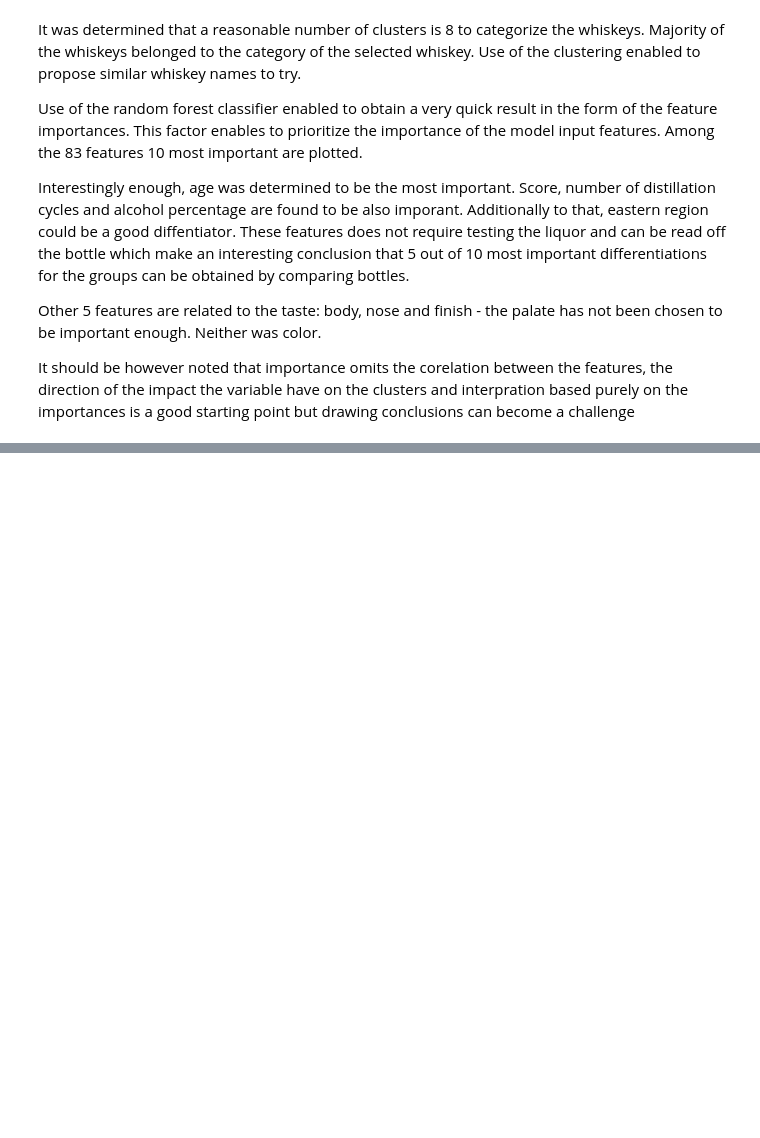
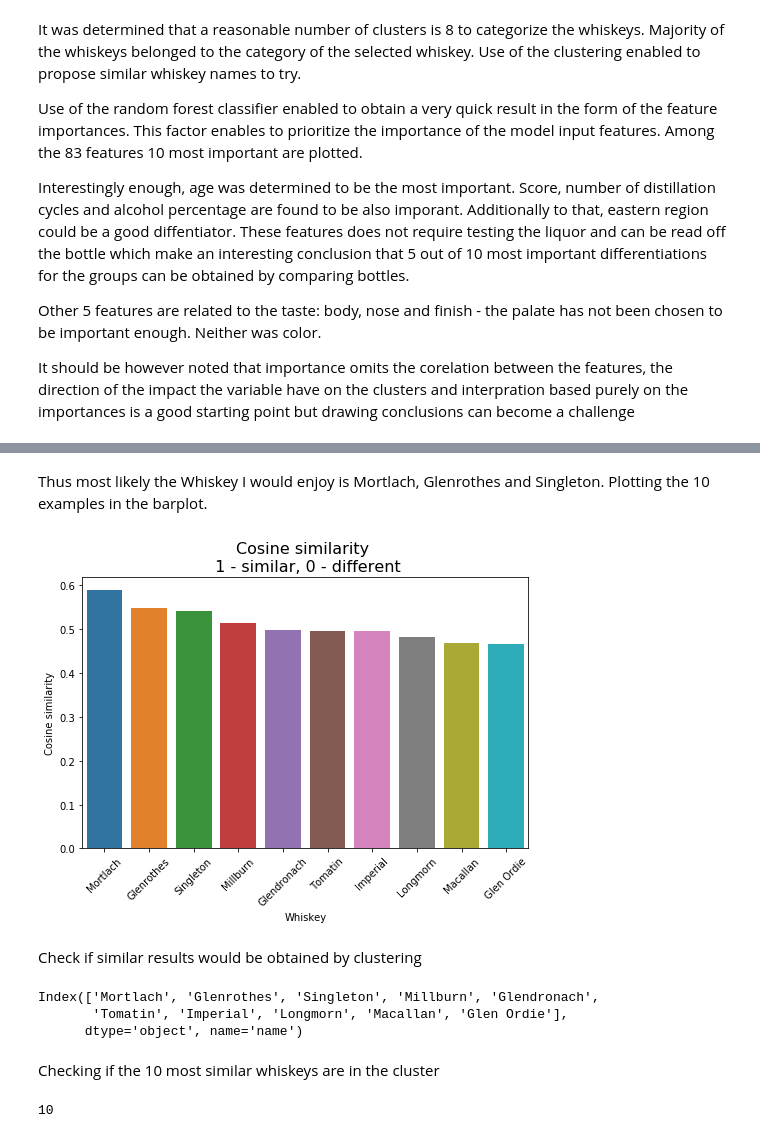
Before and after one commit to Michal-Mat/Scotch-Whiskey, a Jupyter notebook: Scotch-Whiskey.ipynb, the cells around one changed output, grey strips where cells are left out. Cells and saved outputs as stored; diff of their text form; code cells hidden in the pictures; blank space fills up the shorter version.

Commit message:
Added alternative and simpler solution
Added cosine similarity solution.

```diff
--- a/Scotch-Whiskey.ipynb
+++ b/Scotch-Whiskey.ipynb
@@ -774,0 +786,7 @@ plt.show()
+# %%
+data_cs = data.iloc[:,:81]
+names_cs = data['name']
+targets_cs = data['target']
+# %%
+similarity_matrix = cosine_similarity(data_cs)
+similarity_df = pd.DataFrame(similarity_matrix, index=names_cs, columns=names_cs)
@@ -774,0 +795,2 @@ plt.show()
+# %%
+factors = similarity_df['Aberlour'].sort_values(ascending=False)
@@ -774,0 +812,28 @@ plt.show()
+# %% [markdown]
+Thus most likely the Whiskey I would enjoy is Mortlach, Glenrothes and Singleton. Plotting the 10 examples in the barplot.
+# %%
+plt.figure(figsize=(8,5))
+plt.title('Cosine similarity \n 1 - similar, 0 - different', fontsize=16)
+sns.barplot(x=factors[1:11].index, y=factors[1:11])
+plt.xlabel('Whiskey')
+plt.xticks(rotation=45)
+plt.ylabel('Cosine similarity')
+plt.show()
+# %% [output]
+[figure, added]
+# %% [markdown]
+Check if similar results would be obtained by clustering
+# %%
+factors.index[1:11]
+# %% [output]
+Index(['Mortlach', 'Glenrothes', 'Singleton', 'Millburn', 'Glendronach',
+       'Tomatin', 'Imperial', 'Longmorn', 'Macallan', 'Glen Ordie'],
+      dtype='object', name='name')
+# %% [markdown]
+Checking if the 10 most similar whiskeys are in the cluster
+# %%
+names_cluster_0 = data.loc[data['target']==0, 'name']
+
+pd.Series(names_cluster_0).isin(pd.Series(factors.index[1:11])).sum()
+# %% [output]
+10
```
Also changed, not shown: parts of 8 cells of this notebook.
